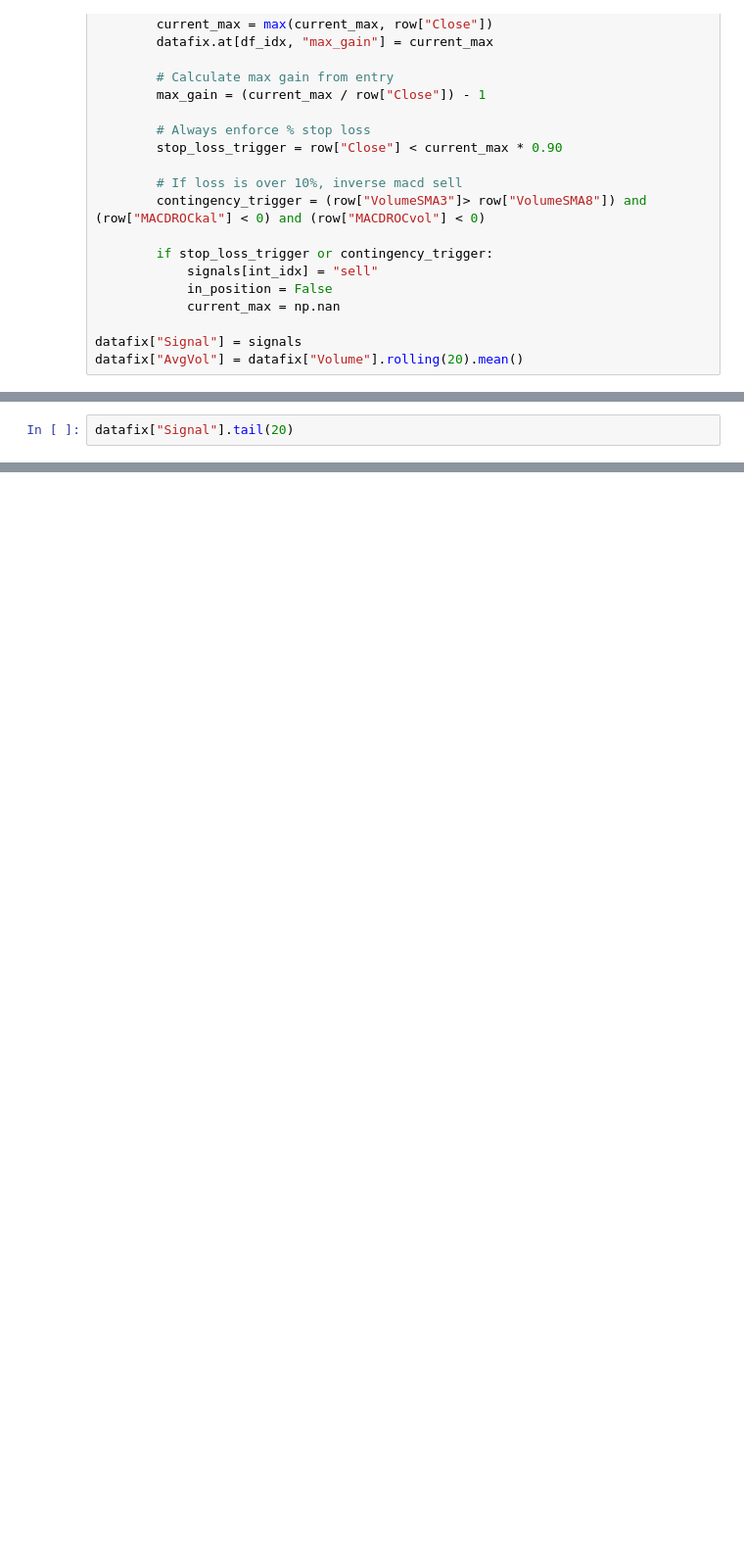
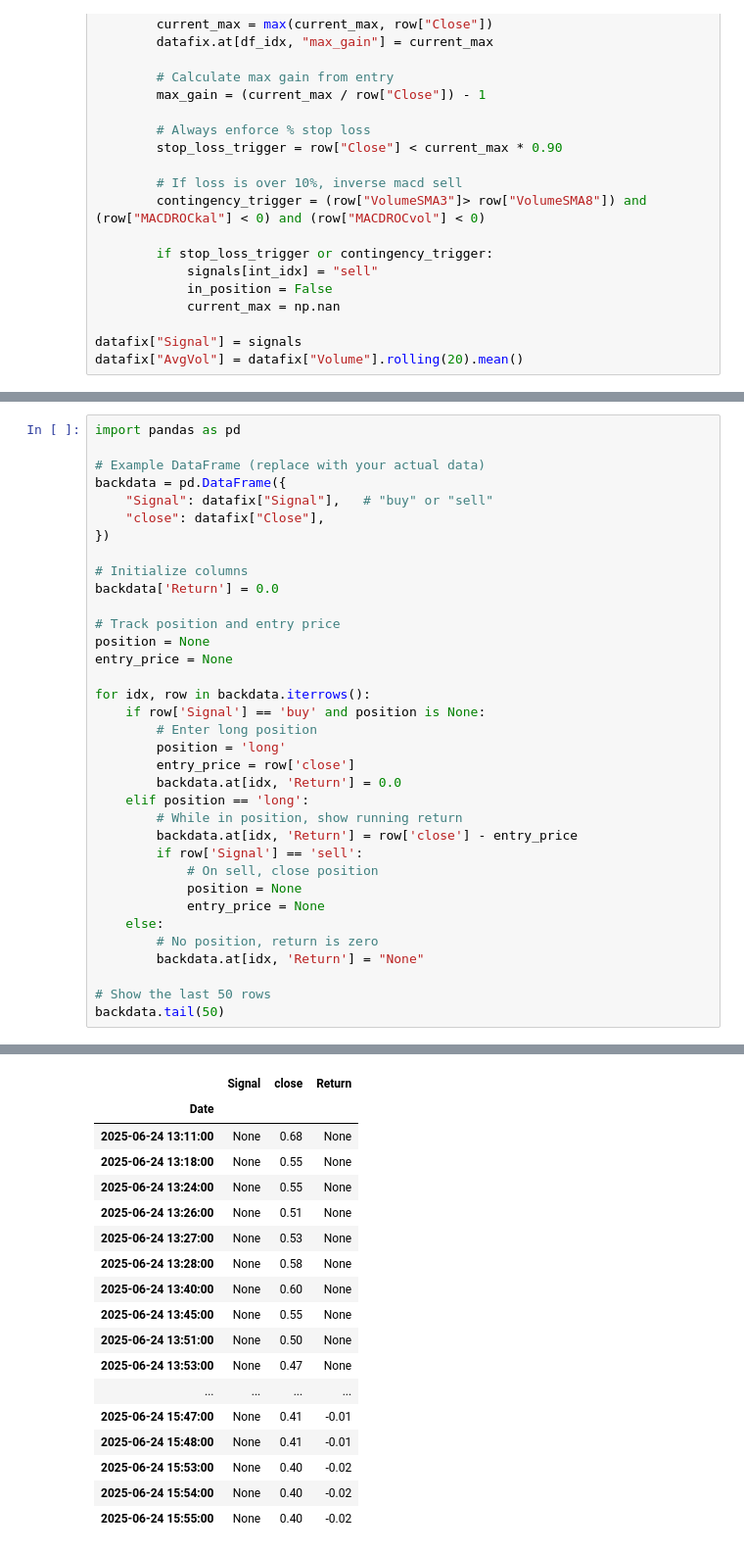
Before and after one commit to noah-Shaffer/projects, a Jupyter notebook: options trading/Realtime Options Trading/MACD trades/MMs /Illiquid MACD MM.ipynb, the cells around one changed output, grey strips where cells are left out. Shown at 98% size. Cells and saved outputs as stored; diff of their text form; blank space fills up the shorter version.

```diff
--- a/options trading/Realtime Options Trading/MACD trades/MMs /Illiquid MACD MM.ipynb
+++ b/options trading/Realtime Options Trading/MACD trades/MMs /Illiquid MACD MM.ipynb
@@ -325,3 +325,36 @@ plt.show()
 # %%
-datafix["Signal"].tail(20)
+import pandas as pd
+
+# Example DataFrame (replace with your actual data)
+backdata = pd.DataFrame({
+    "Signal": datafix["Signal"],   # "buy" or "sell"
+    "close": datafix["Close"],
+})
+
+# Initialize columns
+backdata['Return'] = 0.0
+
+# Track position and entry price
+position = None
+entry_price = None
+
+for idx, row in backdata.iterrows():
+    if row['Signal'] == 'buy' and position is None:
+        # Enter long position
+        position = 'long'
+        entry_price = row['close']
+        backdata.at[idx, 'Return'] = 0.0
+    elif position == 'long':
+        # While in position, show running return
+        backdata.at[idx, 'Return'] = row['close'] - entry_price
+        if row['Signal'] == 'sell':
+            # On sell, close position
+            position = None
+            entry_price = None
+    else:
+        # No position, return is zero
+        backdata.at[idx, 'Return'] = "None"
+
+# Show the last 50 rows
+backdata.tail(50)
 # %% [output]
@@ -345,3 +361,21 @@ Name: Signal, dtype: object
+|  | Signal | close | Return |
+| Date |  |  |  |
+| 2025-06-24 13:11:00 | None | 0.68 | None |
+| 2025-06-24 13:18:00 | None | 0.55 | None |
+| 2025-06-24 13:24:00 | None | 0.55 | None |
+| 2025-06-24 13:26:00 | None | 0.51 | None |
+| 2025-06-24 13:27:00 | None | 0.53 | None |
+| 2025-06-24 13:28:00 | None | 0.58 | None |
+| 2025-06-24 13:40:00 | None | 0.60 | None |
+| 2025-06-24 13:45:00 | None | 0.55 | None |
+| 2025-06-24 13:51:00 | None | 0.50 | None |
+| 2025-06-24 13:53:00 | None | 0.47 | None |
+| ... | ... | ... | ... |
+| 2025-06-24 15:47:00 | None | 0.41 | -0.01 |
+| 2025-06-24 15:48:00 | None | 0.41 | -0.01 |
+| 2025-06-24 15:53:00 | None | 0.40 | -0.02 |
+| 2025-06-24 15:54:00 | None | 0.40 | -0.02 |
+| 2025-06-24 15:55:00 | None | 0.40 | -0.02 |
 # %%
 import pandas as pd
 
```
Also changed, not shown: parts of 8 cells of this notebook, 2 other files.
